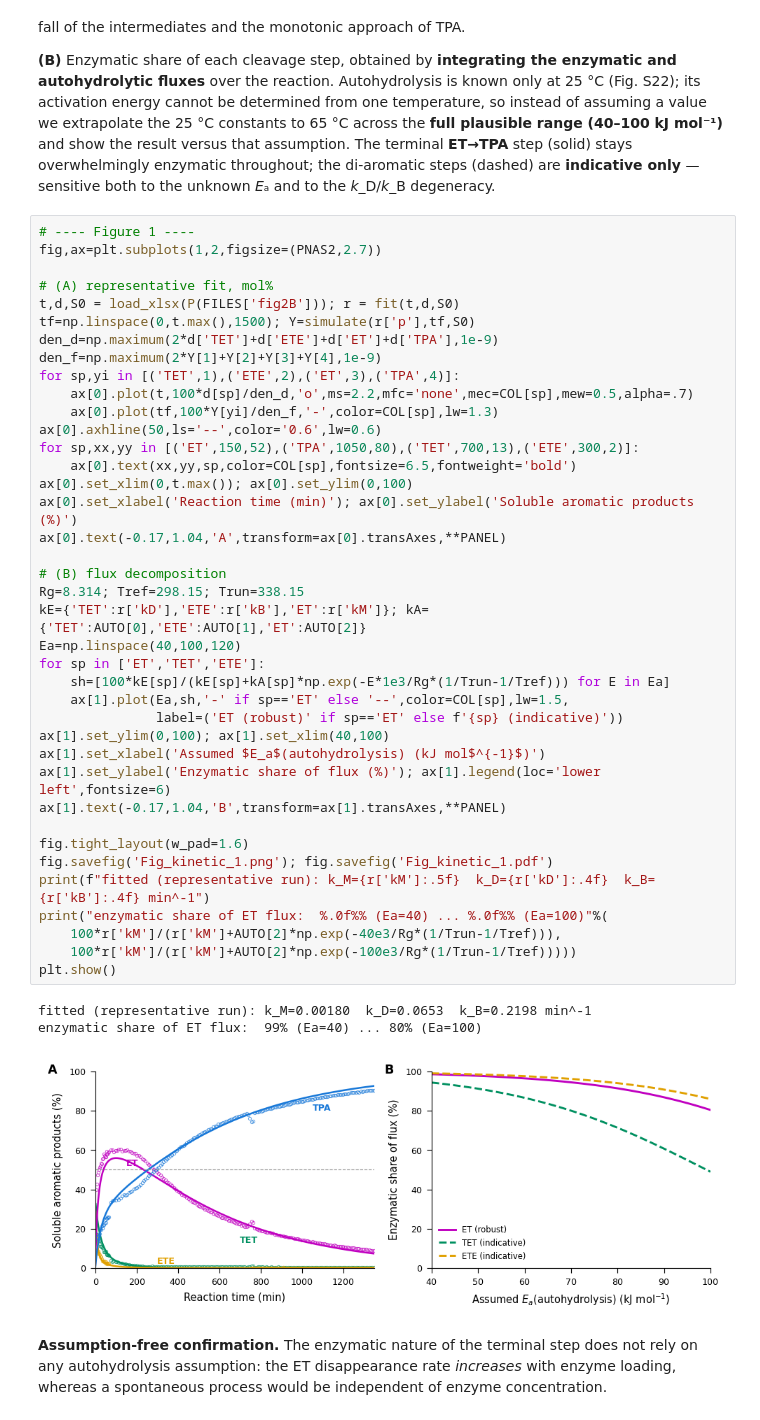
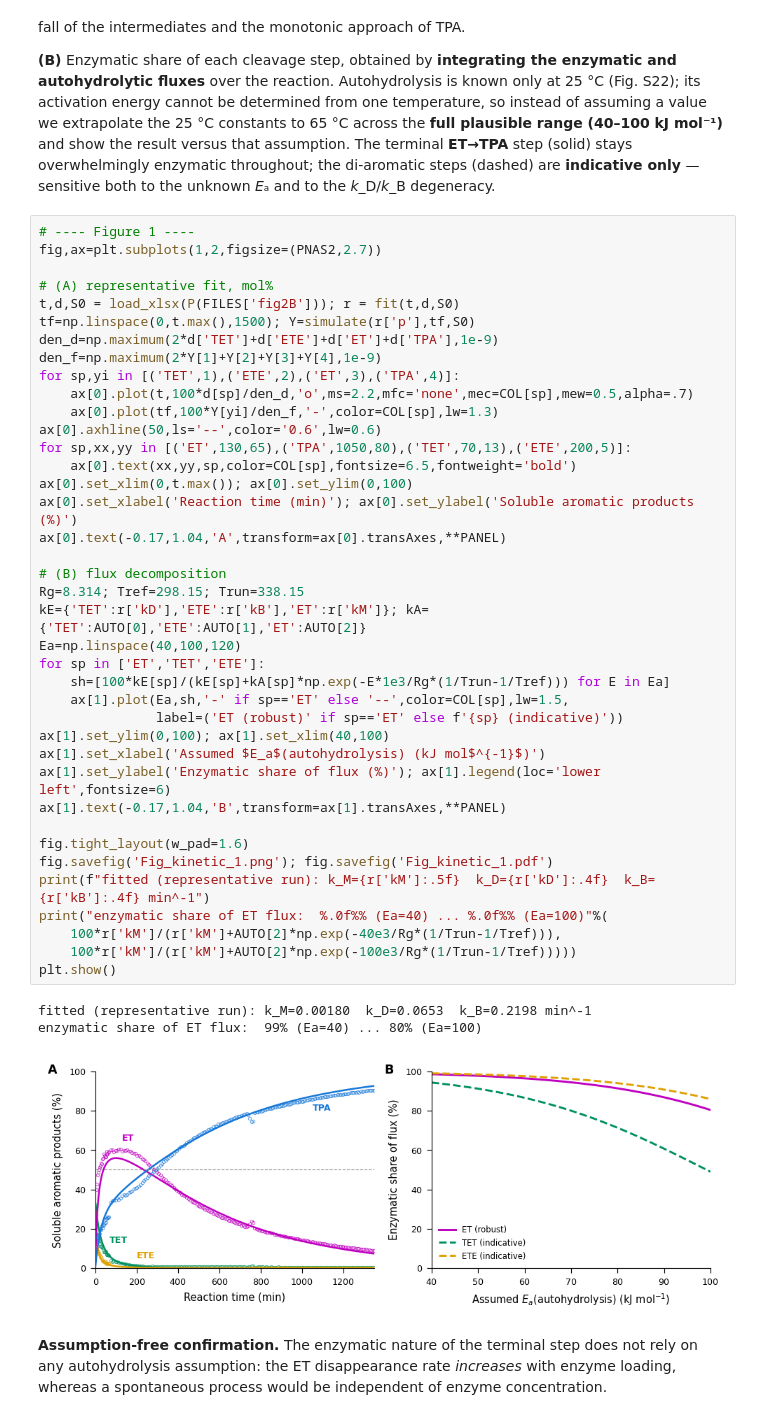
Before and after one commit to fcolizzi/pet-qnmr-kinetics, a Jupyter notebook: PET_kinetic_Figures_Colab-Github.ipynb, the cells around one changed output. Saved outputs shown, nothing was run; the diff lists cells and outputs as text.

```diff
--- a/PET_kinetic_Figures_Colab-Github.ipynb
+++ b/PET_kinetic_Figures_Colab-Github.ipynb
@@ -212,36 +212,36 @@ for sp,yi in [('TET',1),('ETE',2),('ET',3),('TPA',4)]:
     ax[0].plot(t,100*d[sp]/den_d,'o',ms=2.2,mfc='none',mec=COL[sp],mew=0.5,alpha=.7)
     ax[0].plot(tf,100*Y[yi]/den_f,'-',color=COL[sp],lw=1.3)
 ax[0].axhline(50,ls='--',color='0.6',lw=0.6)
-for sp,xx,yy in [('ET',150,52),('TPA',1050,80),('TET',700,13),('ETE',300,2)]:
+for sp,xx,yy in [('ET',130,65),('TPA',1050,80),('TET',70,13),('ETE',200,5)]:
     ax[0].text(xx,yy,sp,color=COL[sp],fontsize=6.5,fontweight='bold')
 ax[0].set_xlim(0,t.max()); ax[0].set_ylim(0,100)
 ax[0].set_xlabel('Reaction time (min)'); ax[0].set_ylabel('Soluble aromatic products (%)')
 ax[0].text(-0.17,1.04,'A',transform=ax[0].transAxes,**PANEL)
 
 # (B) flux decomposition
 Rg=8.314; Tref=298.15; Trun=338.15
 kE={'TET':r['kD'],'ETE':r['kB'],'ET':r['kM']}; kA={'TET':AUTO[0],'ETE':AUTO[1],'ET':AUTO[2]}
 Ea=np.linspace(40,100,120)
 for sp in ['ET','TET','ETE']:
     sh=[100*kE[sp]/(kE[sp]+kA[sp]*np.exp(-E*1e3/Rg*(1/Trun-1/Tref))) for E in Ea]
     ax[1].plot(Ea,sh,'-' if sp=='ET' else '--',color=COL[sp],lw=1.5,
                label=('ET (robust)' if sp=='ET' else f'{sp} (indicative)'))
 ax[1].set_ylim(0,100); ax[1].set_xlim(40,100)
 ax[1].set_xlabel('Assumed $E_a$(autohydrolysis) (kJ mol$^{-1}$)')
 ax[1].set_ylabel('Enzymatic share of flux (%)'); ax[1].legend(loc='lower left',fontsize=6)
 ax[1].text(-0.17,1.04,'B',transform=ax[1].transAxes,**PANEL)
 
 fig.tight_layout(w_pad=1.6)
 fig.savefig('Fig_kinetic_1.png'); fig.savefig('Fig_kinetic_1.pdf')
 print(f"fitted (representative run): k_M={r['kM']:.5f}  k_D={r['kD']:.4f}  k_B={r['kB']:.4f} min^-1")
 print("enzymatic share of ET flux:  %.0f%% (Ea=40) ... %.0f%% (Ea=100)"%(
     100*r['kM']/(r['kM']+AUTO[2]*np.exp(-40e3/Rg*(1/Trun-1/Tref))),
     100*r['kM']/(r['kM']+AUTO[2]*np.exp(-100e3/Rg*(1/Trun-1/Tref)))))
 plt.show()
 # %% [output]
 fitted (representative run): k_M=0.00180  k_D=0.0653  k_B=0.2198 min^-1
 enzymatic share of ET flux:  99% (Ea=40) ... 80% (Ea=100)
-[figure, old version]
+[figure, new version]
 # %% [markdown]
 **Assumption-free confirmation.** The enzymatic nature of the terminal step does not rely on any
 autohydrolysis assumption: the ET disappearance rate *increases* with enzyme loading, whereas a
```
